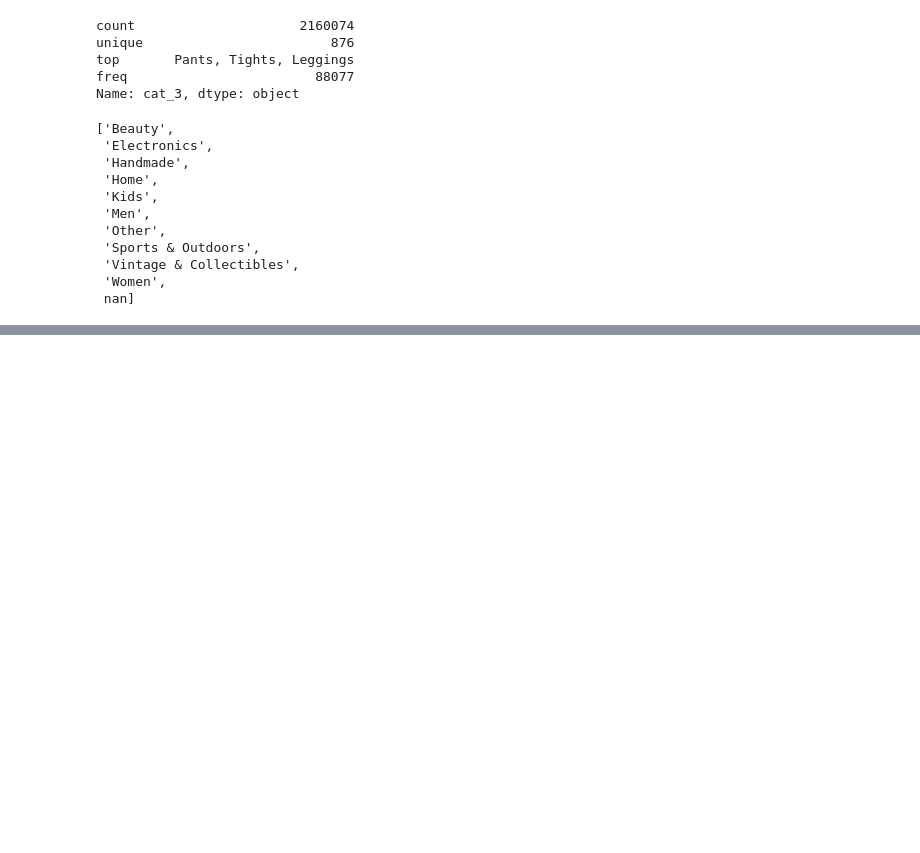
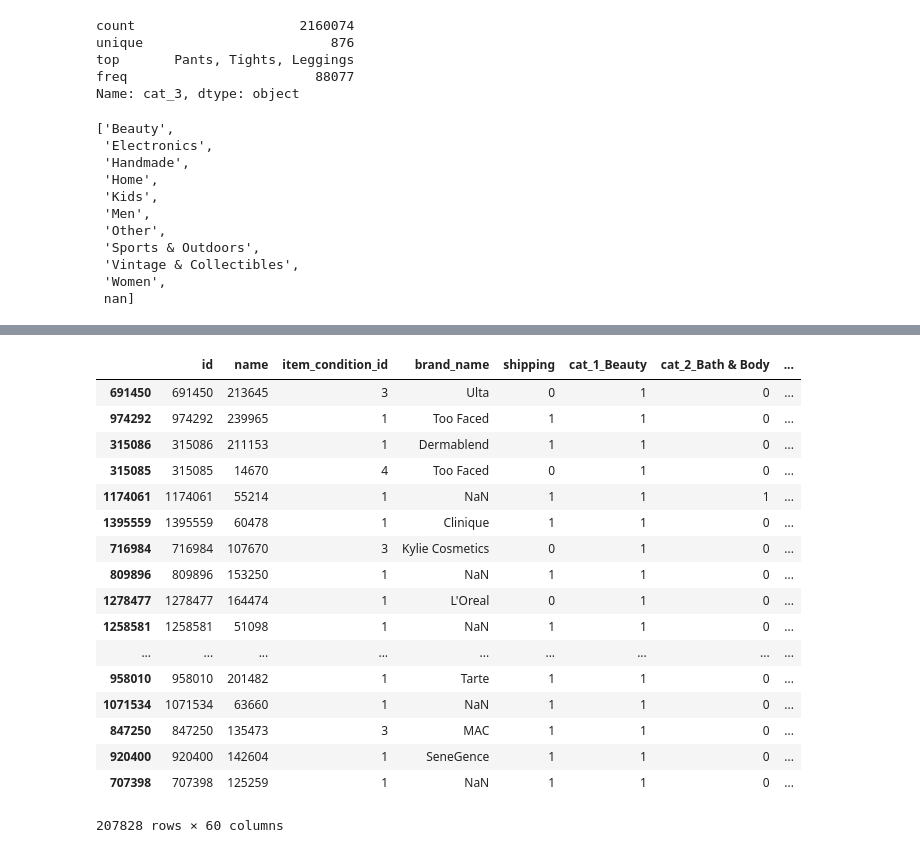
Before and after one commit to Lena-MJ/Kaggle, a Jupyter notebook: Mercari Price Suggestion Challenge/Model_one_hot.ipynb, the cells around one changed output, grey strips where cells are left out. Drawn from its saved outputs; the diff is of its cells as text; code cells hidden in the pictures; blank space fills up the shorter version.

```diff
--- a/Mercari Price Suggestion Challenge/Model_one_hot.ipynb
+++ b/Mercari Price Suggestion Challenge/Model_one_hot.ipynb
@@ -264,0 +374,21 @@ m.score(x_train,y_train)
+# %%
+df_1_train
+# %% [output]
+|  | id | name | item_condition_id | brand_name | shipping | cat_1_Beauty | cat_2_Bath & Body | ... |
+| 691450 | 691450 | 213645 | 3 | Ulta | 0 | 1 | 0 | ... |
+| 974292 | 974292 | 239965 | 1 | Too Faced | 1 | 1 | 0 | ... |
+| 315086 | 315086 | 211153 | 1 | Dermablend | 1 | 1 | 0 | ... |
+| 315085 | 315085 | 14670 | 4 | Too Faced | 0 | 1 | 0 | ... |
+| 1174061 | 1174061 | 55214 | 1 | NaN | 1 | 1 | 1 | ... |
+| 1395559 | 1395559 | 60478 | 1 | Clinique | 1 | 1 | 0 | ... |
+| 716984 | 716984 | 107670 | 3 | Kylie Cosmetics | 0 | 1 | 0 | ... |
+| 809896 | 809896 | 153250 | 1 | NaN | 1 | 1 | 0 | ... |
+| 1278477 | 1278477 | 164474 | 1 | L'Oreal | 0 | 1 | 0 | ... |
+| 1258581 | 1258581 | 51098 | 1 | NaN | 1 | 1 | 0 | ... |
+| ... | ... | ... | ... | ... | ... | ... | ... | ... |
+| 958010 | 958010 | 201482 | 1 | Tarte | 1 | 1 | 0 | ... |
+| 1071534 | 1071534 | 63660 | 1 | NaN | 1 | 1 | 0 | ... |
+| 847250 | 847250 | 135473 | 3 | MAC | 1 | 1 | 0 | ... |
+| 920400 | 920400 | 142604 | 1 | SeneGence | 1 | 1 | 0 | ... |
+| 707398 | 707398 | 125259 | 1 | NaN | 1 | 1 | 0 | ... |
+207828 rows × 60 columns
```
Also changed, not shown: parts of 41 cells of this notebook.
